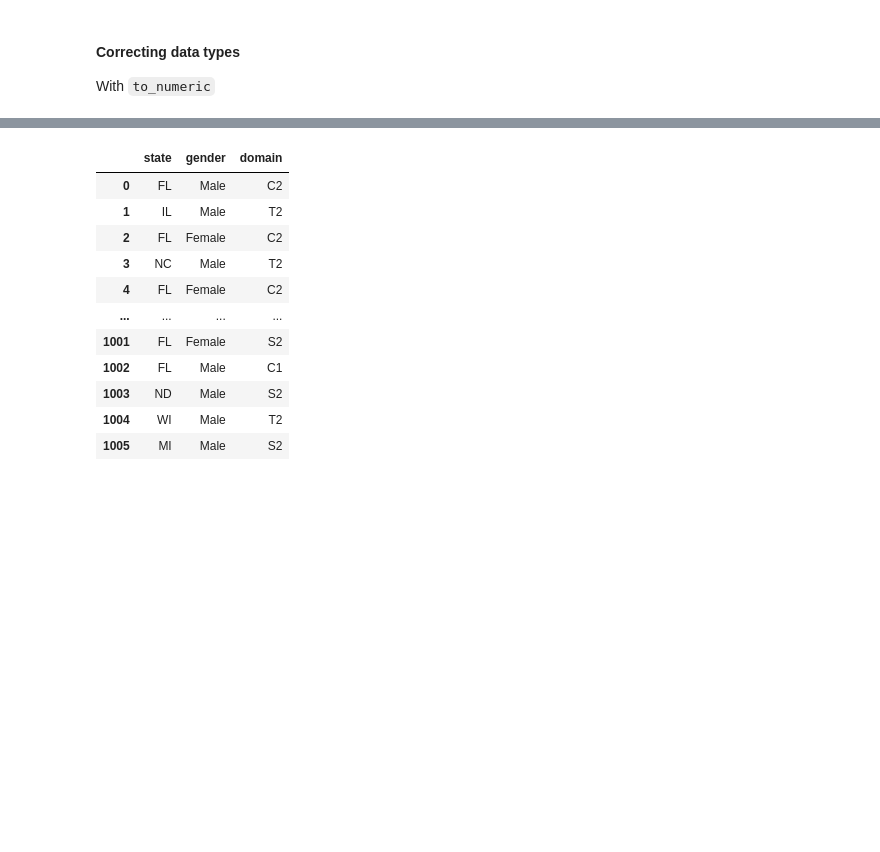
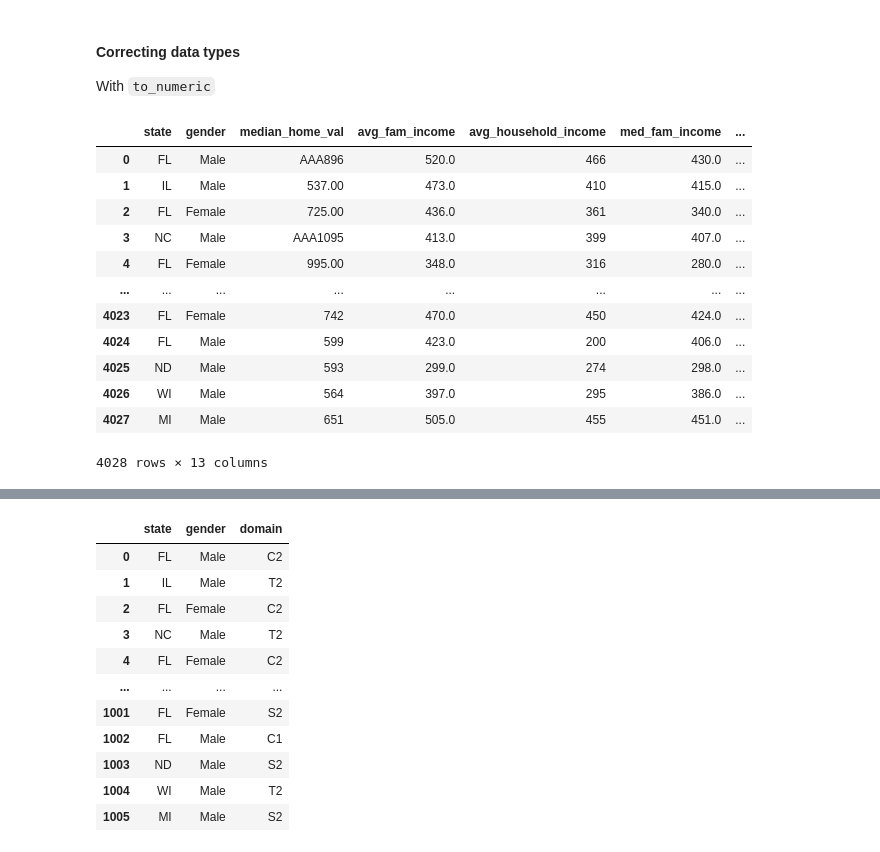
Before and after one commit to vlad-lis/IH_DA_FT_JAN_2023, a Jupyter notebook: Class_Materials/Case_Studies/Health_Care_For_All_Case_Study/Intro_To_Pandas_Healthcare For_All_Data_Cleaning.ipynb, the cells around one changed output, grey strips where cells are left out. Cells and saved outputs as stored; diff of their text form; code cells hidden in the pictures; blank space fills up the shorter version.

```diff
--- a/Class_Materials/Case_Studies/Health_Care_For_All_Case_Study/Intro_To_Pandas_Healthcare For_All_Data_Cleaning.ipynb
+++ b/Class_Materials/Case_Studies/Health_Care_For_All_Case_Study/Intro_To_Pandas_Healthcare For_All_Data_Cleaning.ipynb
@@ -192,0 +195,16 @@ With `to_numeric`
+# %%
+hk_df
+# %% [output]
+|  | state | gender | median_home_val | avg_fam_income | avg_household_income | med_fam_income | ... |
+| 0 | FL | Male | AAA896 | 520.0 | 466 | 430.0 | ... |
+| 1 | IL | Male | 537.00 | 473.0 | 410 | 415.0 | ... |
+| 2 | FL | Female | 725.00 | 436.0 | 361 | 340.0 | ... |
+| 3 | NC | Male | AAA1095 | 413.0 | 399 | 407.0 | ... |
+| 4 | FL | Female | 995.00 | 348.0 | 316 | 280.0 | ... |
+| ... | ... | ... | ... | ... | ... | ... | ... |
+| 4023 | FL | Female | 742 | 470.0 | 450 | 424.0 | ... |
+| 4024 | FL | Male | 599 | 423.0 | 200 | 406.0 | ... |
+| 4025 | ND | Male | 593 | 299.0 | 274 | 298.0 | ... |
+| 4026 | WI | Male | 564 | 397.0 | 295 | 386.0 | ... |
+| 4027 | MI | Male | 651 | 505.0 | 455 | 451.0 | ... |
+4028 rows × 13 columns
```
Also changed, not shown: parts of 6 cells of this notebook.
